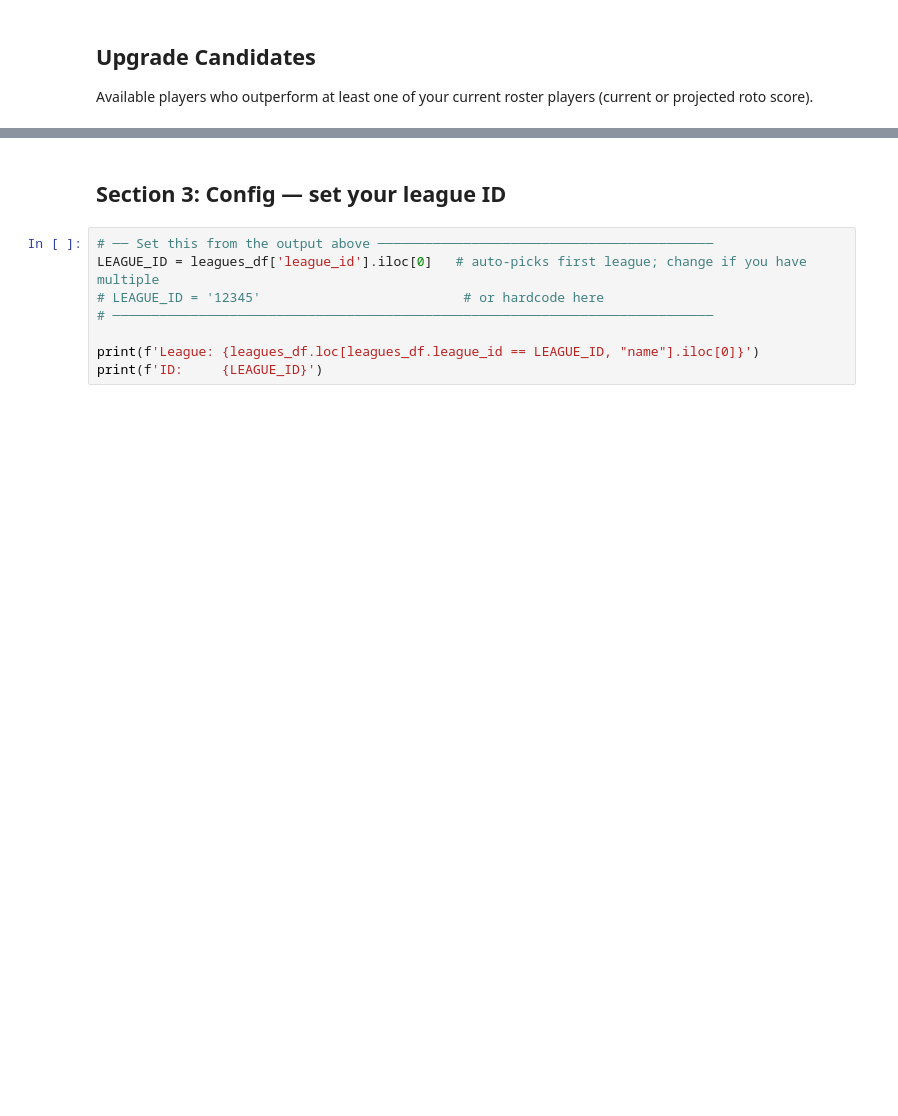
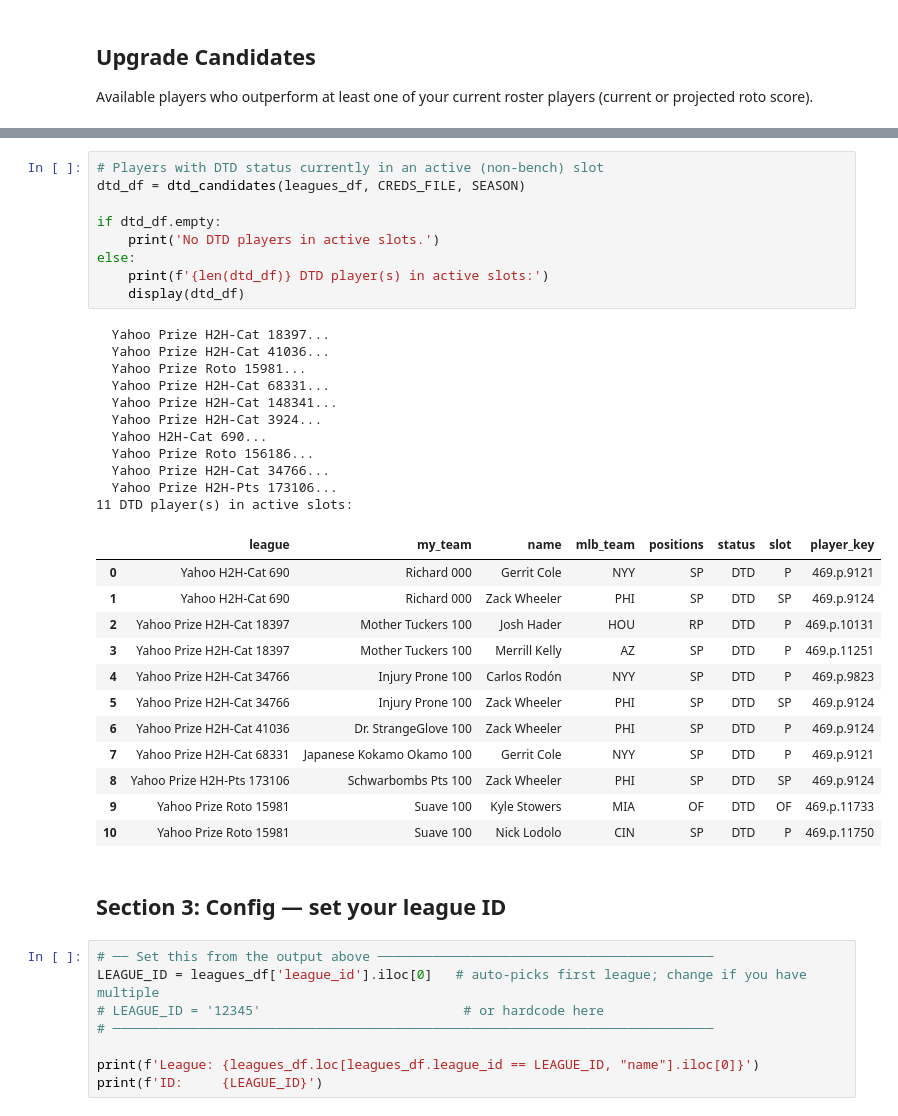
Before and after one commit to sandsmichael/baseball, a Jupyter notebook: notebooks/team_management.ipynb, the cells around one changed output, grey strips where cells are left out. Drawn from its saved outputs; the diff is of its cells as text; blank space fills up the shorter version.

```diff
--- a/notebooks/team_management.ipynb
+++ b/notebooks/team_management.ipynb
@@ -290,3 +319,36 @@ else:
+# %%
+# Players with DTD status currently in an active (non-bench) slot
+dtd_df = dtd_candidates(leagues_df, CREDS_FILE, SEASON)
+
+if dtd_df.empty:
+    print('No DTD players in active slots.')
+else:
+    print(f'{len(dtd_df)} DTD player(s) in active slots:')
+    display(dtd_df)
+# %% [output]
+  Yahoo Prize H2H-Cat 18397...
+  Yahoo Prize H2H-Cat 41036...
+  Yahoo Prize Roto 15981...
+  Yahoo Prize H2H-Cat 68331...
+  Yahoo Prize H2H-Cat 148341...
+  Yahoo Prize H2H-Cat 3924...
+  Yahoo H2H-Cat 690...
+  Yahoo Prize Roto 156186...
+  Yahoo Prize H2H-Cat 34766...
+  Yahoo Prize H2H-Pts 173106...
+11 DTD player(s) in active slots:
+|  | league | my_team | name | mlb_team | positions | status | slot | player_key |
+| 0 | Yahoo H2H-Cat 690 | Richard 000 | Gerrit Cole | NYY | SP | DTD | P | 469.p.9121 |
+| 1 | Yahoo H2H-Cat 690 | Richard 000 | Zack Wheeler | PHI | SP | DTD | SP | 469.p.9124 |
+| 2 | Yahoo Prize H2H-Cat 18397 | Mother Tuckers 100 | Josh Hader | HOU | RP | DTD | P | 469.p.10131 |
+| 3 | Yahoo Prize H2H-Cat 18397 | Mother Tuckers 100 | Merrill Kelly | AZ | SP | DTD | P | 469.p.11251 |
+| 4 | Yahoo Prize H2H-Cat 34766 | Injury Prone 100 | Carlos Rodón | NYY | SP | DTD | P | 469.p.9823 |
+| 5 | Yahoo Prize H2H-Cat 34766 | Injury Prone 100 | Zack Wheeler | PHI | SP | DTD | SP | 469.p.9124 |
+| 6 | Yahoo Prize H2H-Cat 41036 | Dr. StrangeGlove 100 | Zack Wheeler | PHI | SP | DTD | P | 469.p.9124 |
+| 7 | Yahoo Prize H2H-Cat 68331 | Japanese Kokamo Okamo 100 | Gerrit Cole | NYY | SP | DTD | P | 469.p.9121 |
+| 8 | Yahoo Prize H2H-Pts 173106 | Schwarbombs Pts 100 | Zack Wheeler | PHI | SP | DTD | SP | 469.p.9124 |
+| 9 | Yahoo Prize Roto 15981 | Suave 100 | Kyle Stowers | MIA | OF | DTD | OF | 469.p.11733 |
+| 10 | Yahoo Prize Roto 15981 | Suave 100 | Nick Lodolo | CIN | SP | DTD | P | 469.p.11750 |
 # %% [markdown]
 ## Section 3: Config — set your league ID
 # %%
```
Also changed, not shown: parts of 14 cells of this notebook, 52 other files.
